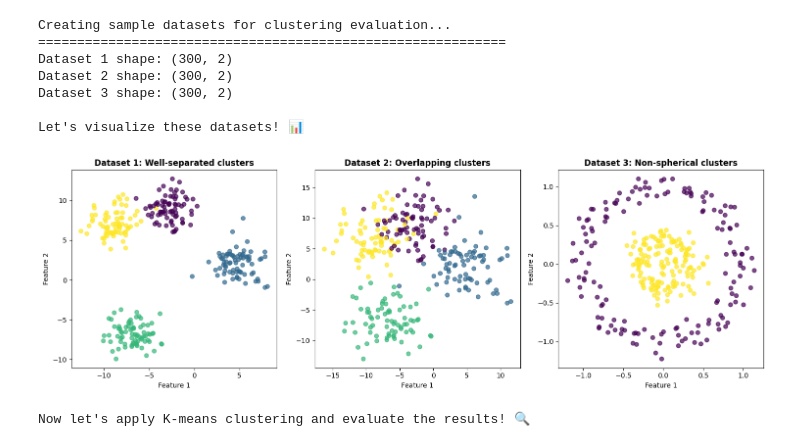
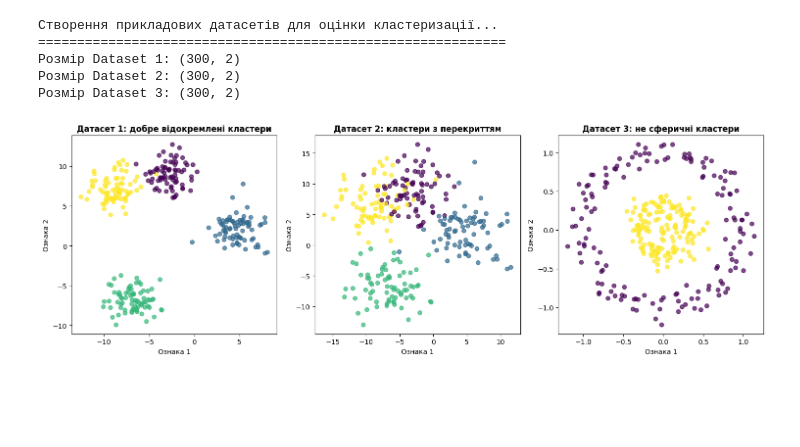
Before and after one commit to Neronuser/data-mining-course, a Jupyter notebook: 10.0-Model_Evaluation.ipynb, the cells around one changed output. Drawn from its saved outputs; the diff is of its cells as text; code cells hidden in the pictures; blank space fills up the shorter version.

```diff
--- a/10.0-Model_Evaluation.ipynb
+++ b/10.0-Model_Evaluation.ipynb
@@ -51,69 +42,48 @@ $$\text{Пояснена дисперсія} = \frac{\text{Міжкластер
 # %%
-# Let's implement clustering evaluation metrics with a practical example!
-
 import numpy as np
 import matplotlib.pyplot as plt
 from sklearn.cluster import KMeans
 from sklearn.datasets import make_blobs, make_circles
 from sklearn.metrics import silhouette_score, davies_bouldin_score
-from sklearn.preprocessing import StandardScaler
-import seaborn as sns
 
-# Set random seed for reproducibility
 np.random.seed(42)
 
-# Create sample datasets
-print("Creating sample datasets for clustering evaluation...")
+print("Створення прикладових датасетів для оцінки кластеризації...")
 print("=" * 60)
 
-# Dataset 1: Well-separated clusters
 X1, y1 = make_blobs(n_samples=300, centers=4, cluster_std=1.5, random_state=42)
-
-# Dataset 2: Overlapping clusters
 X2, y2 = make_blobs(n_samples=300, centers=4, cluster_std=3.0, random_state=42)
-
-# Dataset 3: Non-spherical clusters
 X3, y3 = make_circles(n_samples=300, noise=0.1, factor=0.3, random_state=42)
 
-print(f"Dataset 1 shape: {X1.shape}")
-print(f"Dataset 2 shape: {X2.shape}")
-print(f"Dataset 3 shape: {X3.shape}")
-print("\nLet's visualize these datasets!")
+print(f"Розмір Dataset 1: {X1.shape}")
+print(f"Розмір Dataset 2: {X2.shape}")
+print(f"Розмір Dataset 3: {X3.shape}")
 # %% [output]
-Creating sample datasets for clustering evaluation...
+Створення прикладових датасетів для оцінки кластеризації...
 ============================================================
-Dataset 1 shape: (300, 2)
-Dataset 2 shape: (300, 2)
-Dataset 3 shape: (300, 2)
-
-Let's visualize these datasets! 📊
+Розмір Dataset 1: (300, 2)
+Розмір Dataset 2: (300, 2)
+Розмір Dataset 3: (300, 2)
 # %%
-# Visualize the datasets
 fig, axes = plt.subplots(1, 3, figsize=(15, 5))
 
-# Plot Dataset 1: Well-separated clusters
 axes[0].scatter(X1[:, 0], X1[:, 1], c=y1, cmap='viridis', alpha=0.7)
-axes[0].set_title('Dataset 1: Well-separated clusters', fontsize=12, fontweight='bold')
-axes[0].set_xlabel('Feature 1')
-axes[0].set_ylabel('Feature 2')
+axes[0].set_title('Датасет 1: добре відокремлені кластери', fontsize=12, fontweight='bold')
+axes[0].set_xlabel('Ознака 1')
+axes[0].set_ylabel('Ознака 2')
 
-# Plot Dataset 2: Overlapping clusters
 axes[1].scatter(X2[:, 0], X2[:, 1], c=y2, cmap='viridis', alpha=0.7)
-axes[1].set_title('Dataset 2: Overlapping clusters', fontsize=12, fontweight='bold')
-axes[1].set_xlabel('Feature 1')
-axes[1].set_ylabel('Feature 2')
+axes[1].set_title('Датасет 2: кластери з перекриттям', fontsize=12, fontweight='bold')
+axes[1].set_xlabel('Ознака 1')
+axes[1].set_ylabel('Ознака 2')
 
-# Plot Dataset 3: Non-spherical clusters
 axes[2].scatter(X3[:, 0], X3[:, 1], c=y3, cmap='viridis', alpha=0.7)
-axes[2].set_title('Dataset 3: Non-spherical clusters', fontsize=12, fontweight='bold')
-axes[2].set_xlabel('Feature 1')
-axes[2].set_ylabel('Feature 2')
+axes[2].set_title('Датасет 3: не сферичні кластери', fontsize=12, fontweight='bold')
+axes[2].set_xlabel('Ознака 1')
+axes[2].set_ylabel('Ознака 2')
 
 plt.tight_layout()
 plt.show()
-
-print("Now let's apply K-means clustering and evaluate the results!")
 # %% [output]
-[figure, old version]
+[figure, new version]
-Now let's apply K-means clustering and evaluate the results! 🔍
 # %%
```
Also changed, not shown: parts of 13 cells of this notebook, 4 other files.
